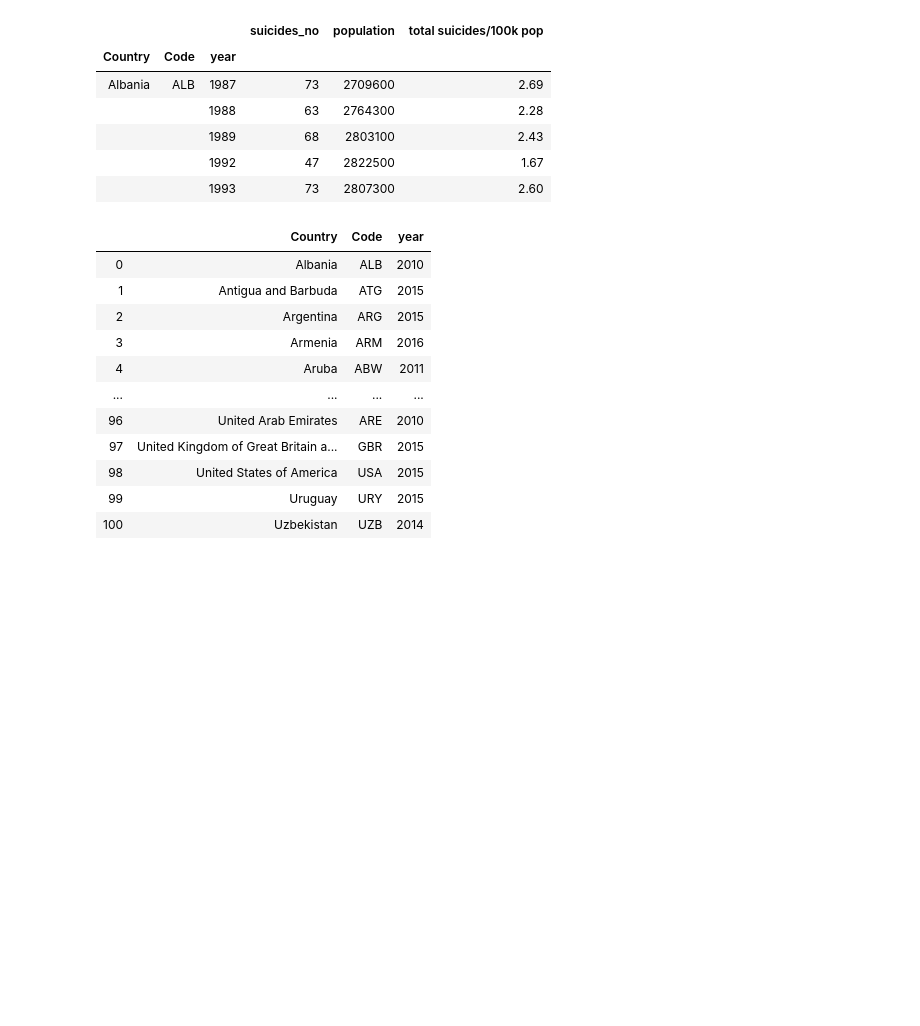
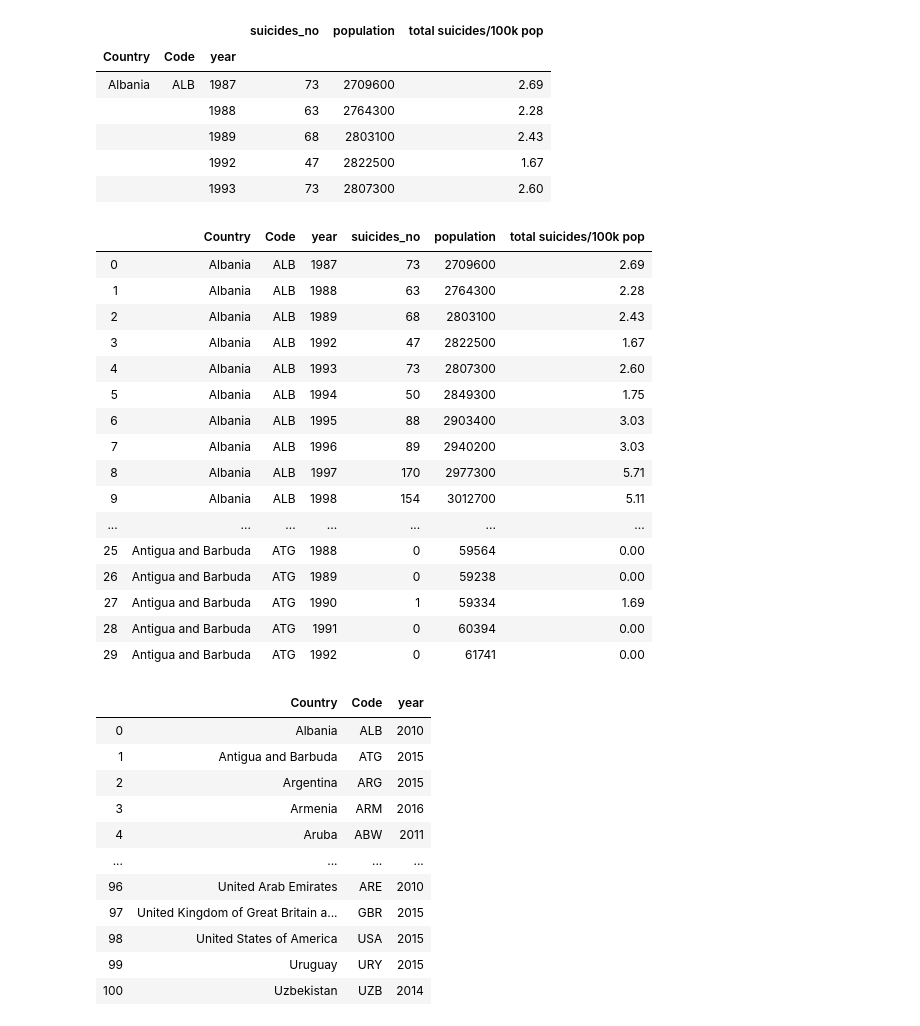
Before and after one commit to VikGonzalez/SuicideSquad, a Jupyter notebook: Notebooks/Suicide.ipynb, the cells around one changed output. Drawn from its saved outputs; the diff is of its cells as text; code cells hidden in the pictures; blank space fills up the shorter version.

Commit message:
Added master data set

```diff
--- a/Notebooks/Suicide.ipynb
+++ b/Notebooks/Suicide.ipynb
@@ -14,7 +14,7 @@ import requests
 # Data Source:
 # https://www.kaggle.com/russellyates88/suicide-rates-overview-1985-to-2016
 
-master_file = os.path.join(".","Data/master.csv")
+master_file = os.path.join("..","Data/master.csv")
 
 # Import CSV file as Dataframe
 master_df = pd.read_csv(master_file)
@@ -226,9 +226,27 @@ total_suicides.head()
 # %%
 # Let's collapse the mulitindices
 flip = total_suicides.reset_index()
 flip.head(30)
-flip_output = os.path.join(".","Data/suicide_data.csv")
-flip.to_csv(flip_output, index_label="index")
+##flip_output = os.path.join(".","Data/suicide_data.csv")
+##flip.to_csv(flip_output, index_label="index")
+# %% [output]
+|  | Country | Code | year | suicides_no | population | total suicides/100k pop |
+| 0 | Albania | ALB | 1987 | 73 | 2709600 | 2.69 |
+| 1 | Albania | ALB | 1988 | 63 | 2764300 | 2.28 |
+| 2 | Albania | ALB | 1989 | 68 | 2803100 | 2.43 |
+| 3 | Albania | ALB | 1992 | 47 | 2822500 | 1.67 |
+| 4 | Albania | ALB | 1993 | 73 | 2807300 | 2.60 |
+| 5 | Albania | ALB | 1994 | 50 | 2849300 | 1.75 |
+| 6 | Albania | ALB | 1995 | 88 | 2903400 | 3.03 |
+| 7 | Albania | ALB | 1996 | 89 | 2940200 | 3.03 |
+| 8 | Albania | ALB | 1997 | 170 | 2977300 | 5.71 |
+| 9 | Albania | ALB | 1998 | 154 | 3012700 | 5.11 |
+| ... | ... | ... | ... | ... | ... | ... |
+| 25 | Antigua and Barbuda | ATG | 1988 | 0 | 59564 | 0.00 |
+| 26 | Antigua and Barbuda | ATG | 1989 | 0 | 59238 | 0.00 |
+| 27 | Antigua and Barbuda | ATG | 1990 | 1 | 59334 | 1.69 |
+| 28 | Antigua and Barbuda | ATG | 1991 | 0 | 60394 | 0.00 |
+| 29 | Antigua and Barbuda | ATG | 1992 | 0 | 61741 | 0.00 |
 # %%
 # Retrive the latest year when suicide data was recorded
 countryLastDate = flip[["Country","Code","year"]].groupby(["Country","Code"]).max()
```
Also changed, not shown: parts of 5 cells of this notebook, 2 other files.
